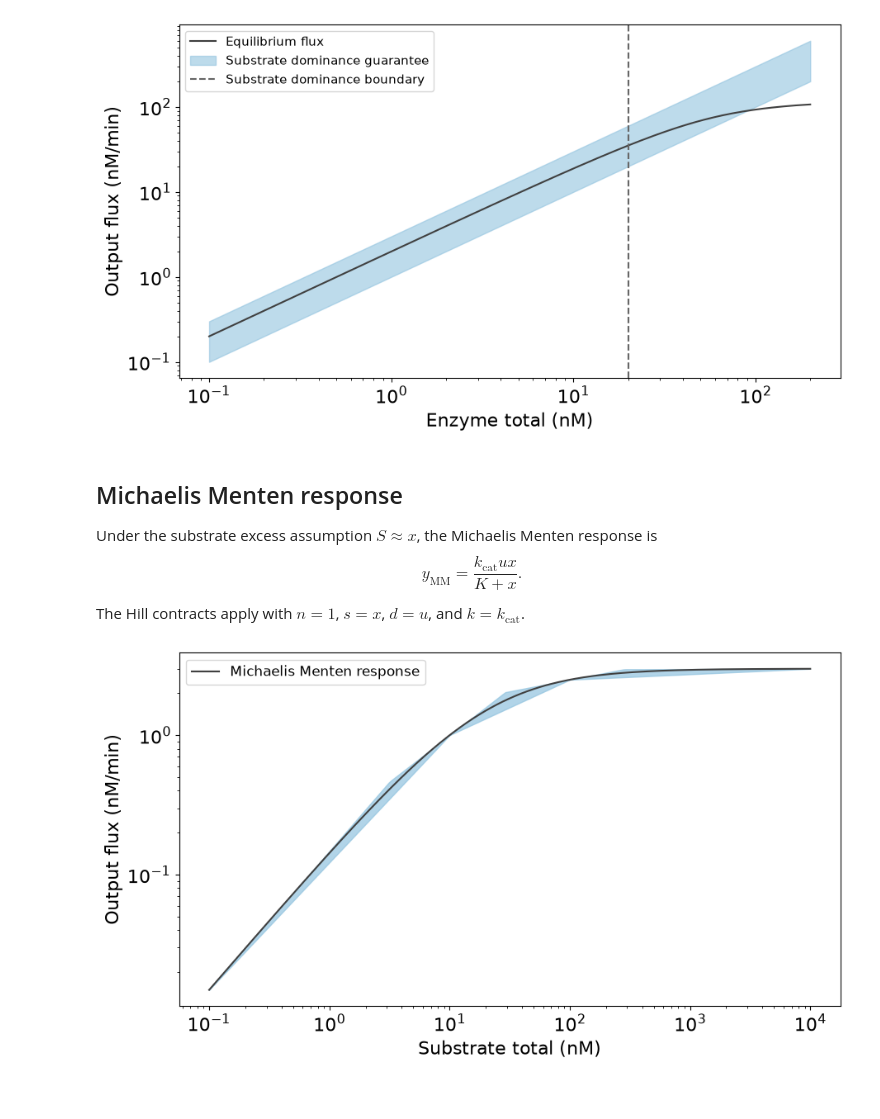
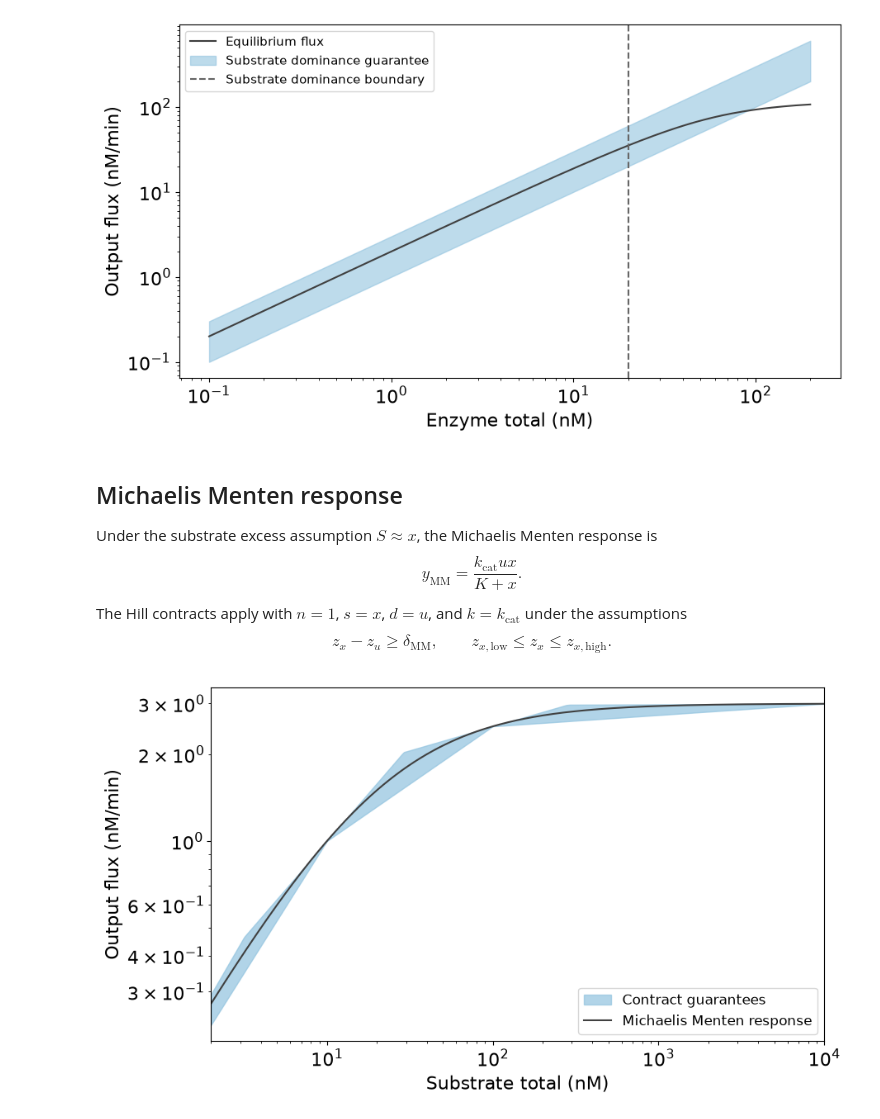
Before and after one commit to ctsd-lab/biospeak, a Jupyter notebook: examples/canonical/enzymatic_output_flux.ipynb, the cells around one changed output. Cells and saved outputs as stored; diff of their text form; code cells hidden in the pictures.

```diff
--- a/examples/canonical/enzymatic_output_flux.ipynb
+++ b/examples/canonical/enzymatic_output_flux.ipynb
@@ -110,34 +112,50 @@ plt.show()
 
 Under the substrate excess assumption $S\approx x$, the Michaelis Menten response is
 $$y_{\mathrm{MM}}=\frac{k_{\mathrm{cat}}ux}{K+x}.$$
-The Hill contracts apply with $n=1$, $s=x$, $d=u$, and $k=k_{\mathrm{cat}}$.
+The Hill contracts apply with $n=1$, $s=x$, $d=u$, and $k=k_{\mathrm{cat}}$ under the assumptions
+$$z_x-z_u\geq\delta_{\mathrm{MM}},\qquad z_{x,\mathrm{low}}\leq z_x\leq z_{x,\mathrm{high}}.$$
 # %%
+delta_MM = np.log(2.0)
 entries = hill_contracts(
     1,
     True,
     (K, K),
     (kcat, kcat),
     edges=(0.1, 10, 100, 1e4),
     dna_bounds=(0.01, 1e4),
     input_name="z_x",
     dna_name="z_u",
     output_name="z_y",
 )
+for entry in entries:
+    entry["assumptions"].append(row({"z_x": -1.0, "z_u": 1.0}, -delta_MM))
+mm_contracts = [to_contract(entry) for entry in entries]
+
 E = 1.0
+substrate_min = E * np.exp(delta_MM)
+substrate_max = entries[-1]["input_interval"][1]
 fig, ax = plt.subplots(figsize=(9, 5), layout="constrained")
-for entry in entries:
-    S = np.geomspace(*entry["input_interval"], 100)
+for index, entry in enumerate(entries):
+    lower_input = max(entry["input_interval"][0], substrate_min)
+    upper_input = entry["input_interval"][1]
+    if lower_input > upper_input:
+        continue
+    S = np.geomspace(lower_input, upper_input, 100)
     lower, upper = hill_limits(entry, S, E)
-    ax.fill_between(S, lower, upper, color="#91c3df", alpha=0.7)
-S = np.geomspace(0.1, 1e4, 300)
+    ax.fill_between(
+        S, lower, upper, color="#91c3df", alpha=0.7,
+        label="Contract guarantees" if index == 0 else None,
+    )
+S = np.geomspace(substrate_min, substrate_max, 300)
 ax.plot(S, kcat * E * S / (K + S), color="0.25", label="Michaelis Menten response")
 ax.set(
     xscale="log",
+    xlim=(substrate_min, substrate_max),
     yscale="log",
     xlabel="Substrate total (nM)",
     ylabel="Output flux (nM/min)",
 )
 ax.legend(fontsize=12)
 plt.show()
 # %% [output]
-[figure, old version]
+[figure, new version]
```
Also changed, not shown: parts of 1 cell of this notebook, 3 other files.
